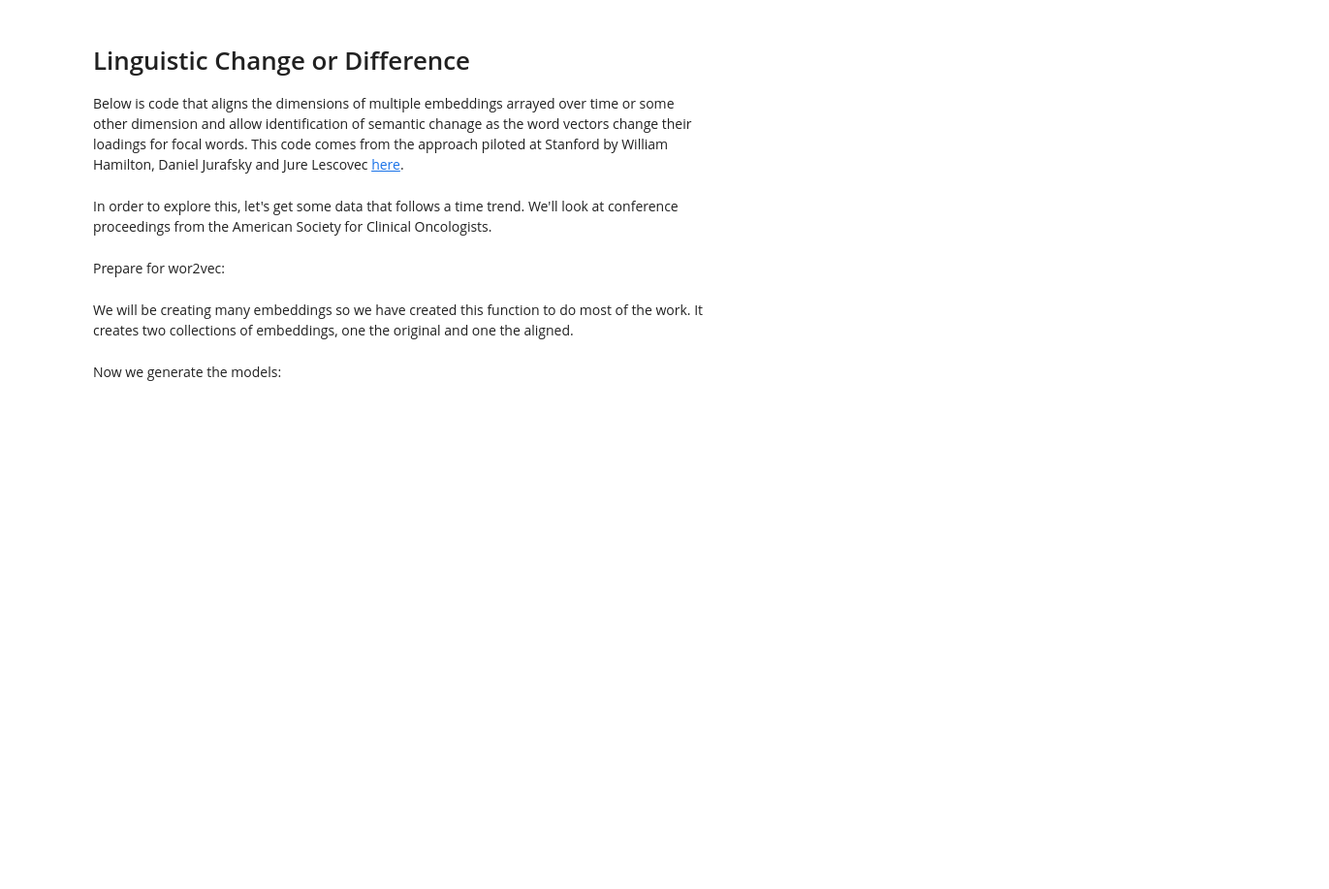
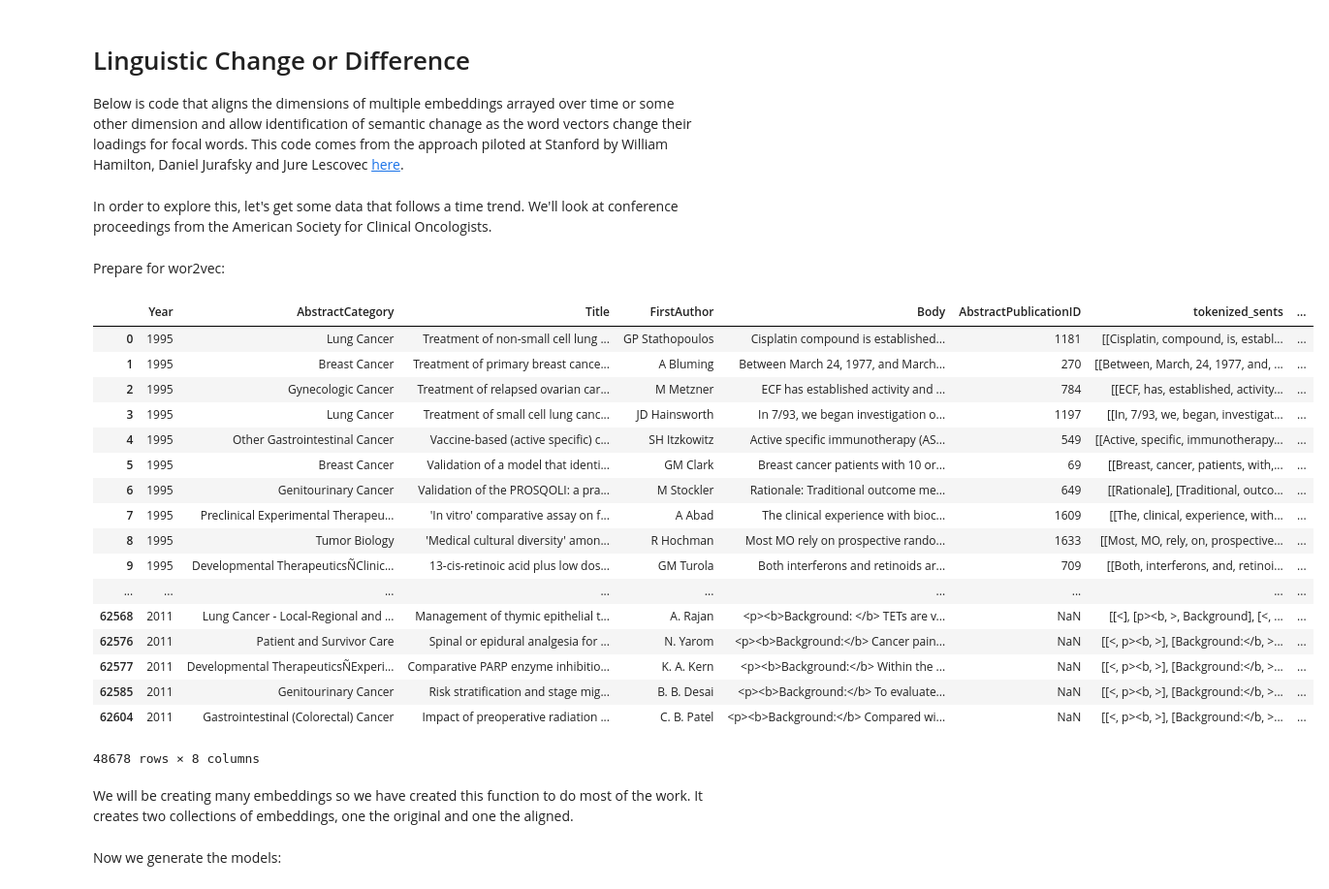
Before and after one commit to Computational-Content-Analysis-2020/Content-Analysis-2020, a Jupyter notebook: week-7/7-Vector-Space-Word-Embeddings.ipynb, the cells around one changed output. Shown at 97% size. Cells and saved outputs as stored; diff of their text form; code cells hidden in the pictures; blank space fills up the shorter version.

```diff
--- a/week-7/7-Vector-Space-Word-Embeddings.ipynb
+++ b/week-7/7-Vector-Space-Word-Embeddings.ipynb
@@ -949,5 +949,26 @@ Prepare for wor2vec:
 # %%
 ascoDF['tokenized_sents'] = ascoDF['Body'].apply(lambda x: [lucem_illud_2020.word_tokenize(s) for s in lucem_illud_2020.sent_tokenize(x)])
 ascoDF['normalized_sents'] = ascoDF['tokenized_sents'].apply(lambda x: [lucem_illud_2020.normalizeTokens(s) for s in x])
+# %%
+ascoDF
+# %% [output]
+|  | Year | AbstractCategory | Title | FirstAuthor | Body | AbstractPublicationID | tokenized_sents | ... |
+| 0 | 1995 | Lung Cancer | Treatment of non-small cell lung ... | GP Stathopoulos | Cisplatin compound is established... | 1181 | [[Cisplatin, compound, is, establ... | ... |
+| 1 | 1995 | Breast Cancer | Treatment of primary breast cance... | A Bluming | Between March 24, 1977, and March... | 270 | [[Between, March, 24, 1977, and, ... | ... |
+| 2 | 1995 | Gynecologic Cancer | Treatment of relapsed ovarian car... | M Metzner | ECF has established activity and ... | 784 | [[ECF, has, established, activity... | ... |
+| 3 | 1995 | Lung Cancer | Treatment of small cell lung canc... | JD Hainsworth | In 7/93, we began investigation o... | 1197 | [[In, 7/93, we, began, investigat... | ... |
+| 4 | 1995 | Other Gastrointestinal Cancer | Vaccine-based (active specific) c... | SH Itzkowitz | Active specific immunotherapy (AS... | 549 | [[Active, specific, immunotherapy... | ... |
+| 5 | 1995 | Breast Cancer | Validation of a model that identi... | GM Clark | Breast cancer patients with 10 or... | 69 | [[Breast, cancer, patients, with,... | ... |
+| 6 | 1995 | Genitourinary Cancer | Validation of the PROSQOLI: a pra... | M Stockler | Rationale: Traditional outcome me... | 649 | [[Rationale], [Traditional, outco... | ... |
+| 7 | 1995 | Preclinical Experimental Therapeu... | 'In vitro' comparative assay on f... | A Abad | The clinical experience with bioc... | 1609 | [[The, clinical, experience, with... | ... |
+| 8 | 1995 | Tumor Biology | 'Medical cultural diversity' amon... | R Hochman | Most MO rely on prospective rando... | 1633 | [[Most, MO, rely, on, prospective... | ... |
+| 9 | 1995 | Developmental TherapeuticsÑClinic... | 13-cis-retinoic acid plus low dos... | GM Turola | Both interferons and retinoids ar... | 709 | [[Both, interferons, and, retinoi... | ... |
+| ... | ... | ... | ... | ... | ... | ... | ... | ... |
+| 62568 | 2011 | Lung Cancer - Local-Regional and ... | Management of thymic epithelial t... | A. Rajan | <p><b>Background: </b> TETs are v... | NaN | [[<], [p><b, >, Background], [<, ... | ... |
+| 62576 | 2011 | Patient and Survivor Care | Spinal or epidural analgesia for ... | N. Yarom | <p><b>Background:</b> Cancer pain... | NaN | [[<, p><b, >], [Background:</b, >... | ... |
+| 62577 | 2011 | Developmental TherapeuticsÑExperi... | Comparative PARP enzyme inhibitio... | K. A. Kern | <p><b>Background:</b> Within the ... | NaN | [[<, p><b, >], [Background:</b, >... | ... |
+| 62585 | 2011 | Genitourinary Cancer | Risk stratification and stage mig... | B. B. Desai | <p><b>Background:</b> To evaluate... | NaN | [[<, p><b, >], [Background:</b, >... | ... |
+| 62604 | 2011 | Gastrointestinal (Colorectal) Cancer | Impact of preoperative radiation ... | C. B. Patel | <p><b>Background:</b> Compared wi... | NaN | [[<, p><b, >], [Background:</b, >... | ... |
+48678 rows × 8 columns
 # %% [markdown]
 We will be creating many embeddings so we have created this function to do most of the work. It creates two collections of embeddings, one the original and one the aligned.
```
Also changed, not shown: parts of 22 cells of this notebook.
